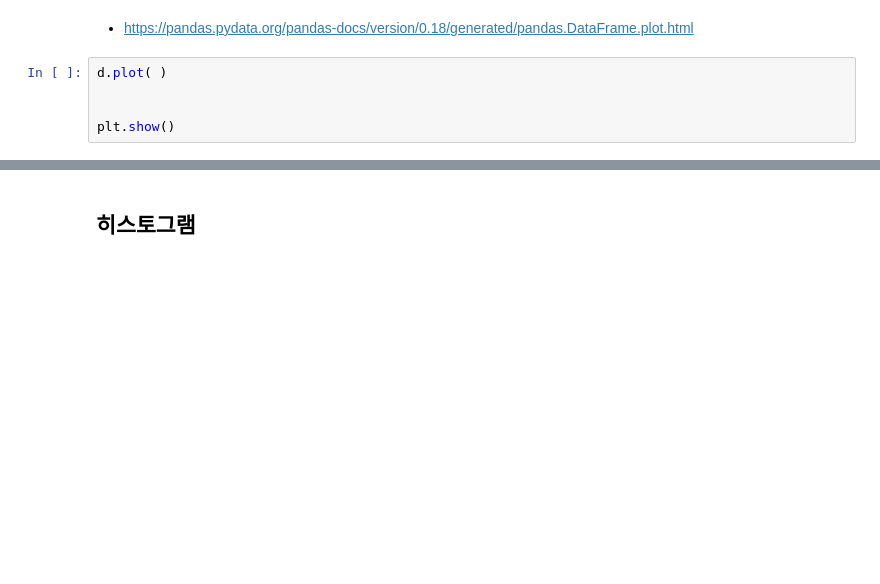
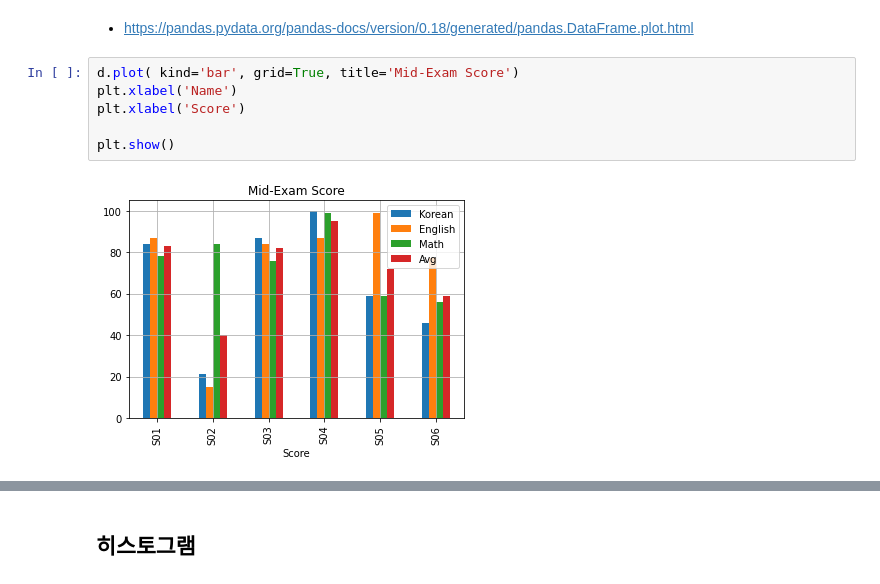
Before and after one commit to gymnopedy01/ictis-2023-ai, a Jupyter notebook: 다운로드/배포_시각화.ipynb, the cells around one changed output, grey strips where cells are left out. Saved outputs shown, nothing was run; the diff lists cells and outputs as text; blank space fills up the shorter version.

```diff
--- a/다운로드/배포_시각화.ipynb
+++ b/다운로드/배포_시각화.ipynb
@@ -60,8 +168,11 @@ plt.show()
 ## 막대 그래프
 # %% [markdown]
 - https://pandas.pydata.org/pandas-docs/version/0.18/generated/pandas.DataFrame.plot.html
-# %%
-d.plot( )
-
-
-plt.show()
+# %%
+d.plot( kind='bar', grid=True, title='Mid-Exam Score')
+plt.xlabel('Name')
+plt.xlabel('Score')
+
+plt.show()
+# %% [output]
+[figure, added]
```
Also changed, not shown: parts of 20 cells of this notebook.
